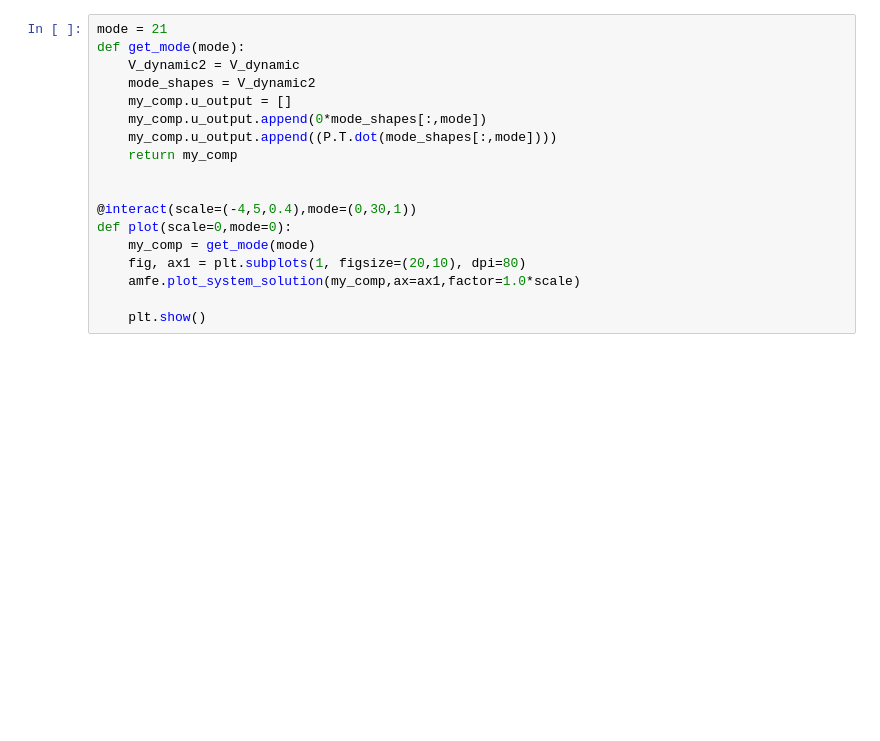
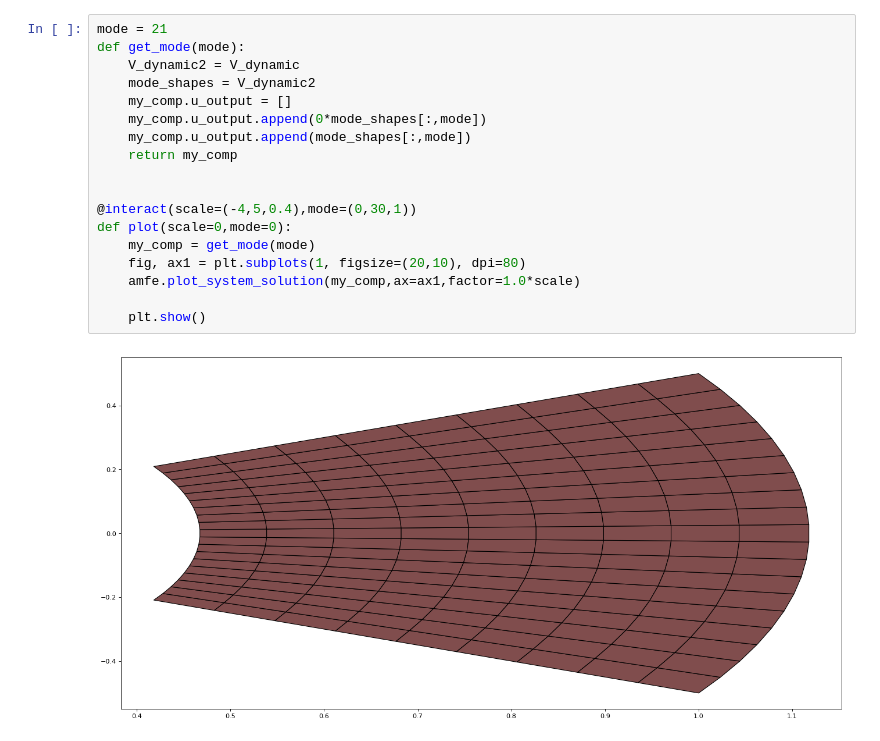
Before and after one commit to jenovencio/NDCSI4-2018, a Jupyter notebook: notebooks/cyclic symmetry.ipynb, the cells around one changed output. Saved outputs shown, nothing was run; the diff lists cells and outputs as text; blank space fills up the shorter version.

```diff
--- a/notebooks/cyclic symmetry.ipynb
+++ b/notebooks/cyclic symmetry.ipynb
@@ -63,18 +72,20 @@ plt.show()
 # %%
 mode = 21
 def get_mode(mode):
     V_dynamic2 = V_dynamic
     mode_shapes = V_dynamic2
     my_comp.u_output = []
     my_comp.u_output.append(0*mode_shapes[:,mode])
-    my_comp.u_output.append((P.T.dot(mode_shapes[:,mode])))
+    my_comp.u_output.append(mode_shapes[:,mode])
     return my_comp
 
 
 @interact(scale=(-4,5,0.4),mode=(0,30,1))
 def plot(scale=0,mode=0):
     my_comp = get_mode(mode)
     fig, ax1 = plt.subplots(1, figsize=(20,10), dpi=80)
     amfe.plot_system_solution(my_comp,ax=ax1,factor=1.0*scale)
 
     plt.show()
+# %% [output]
+[figure, added]
```
Also changed, not shown: parts of 2 cells of this notebook, 4 other files.
